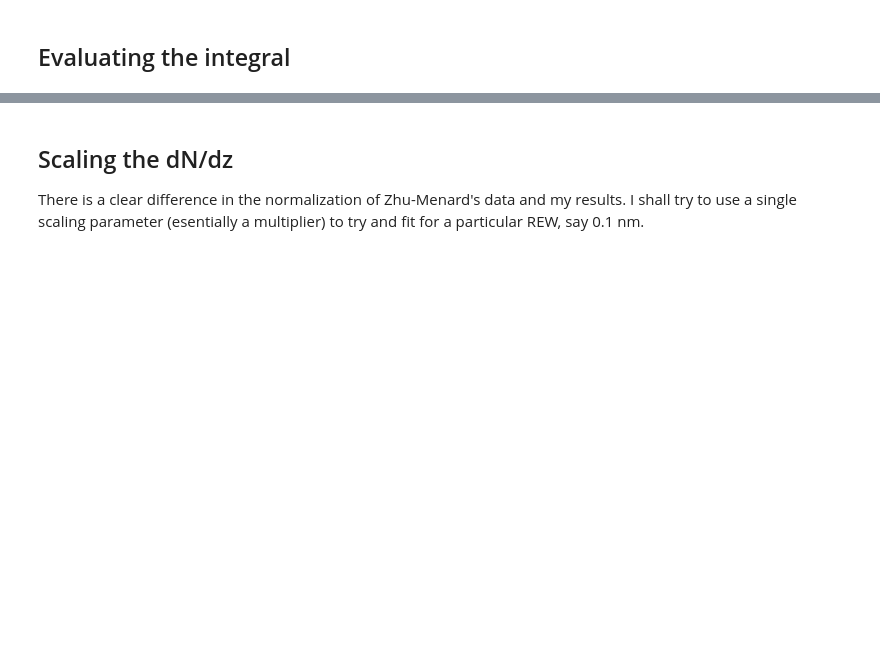
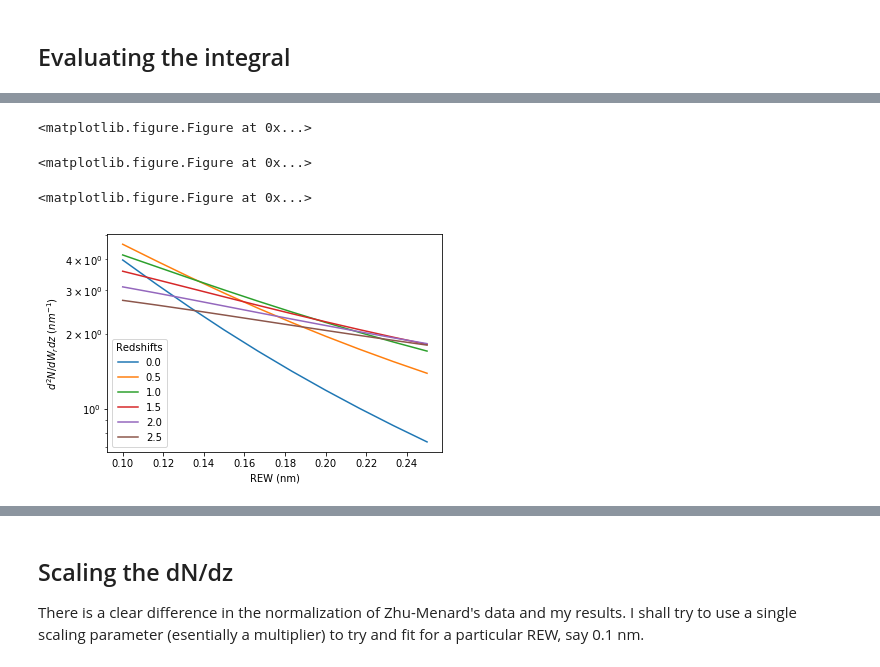
Before and after one commit to SunilSimha/MgIIabs, a Jupyter notebook: docs/Modelling the absorber distribution.ipynb, the cells around one changed output, grey strips where cells are left out. Drawn from its saved outputs; the diff is of its cells as text; code cells hidden in the pictures; blank space fills up the shorter version.

```diff
--- a/docs/Modelling the absorber distribution.ipynb
+++ b/docs/Modelling the absorber distribution.ipynb
@@ -269,0 +153,24 @@ This is in complete disagreement with the observations of Zhu-Menard (who propos
+# %%
+#of course, we can switch from comoving distance to redshift
+rewlist = np.linspace(0.1,0.25,10)*u.nm
+redshifts = np.linspace(0,2.5,6)
+plt.figure()
+all_integs = []
+for z in redshifts:
+    rho_m = rho_m0.to(M_sun/Mpc**3).value*(1+z)**3
+    growthf = gf.growfunc_z(z)
+    integlist = []
+    dldz = ad._dldz(z).value
+    for rew in rewlist:
+        integlist.append(np.log(10)*quad(integrand,-2,2,points=[-0.67,0.66])[0]*dldz)
+    all_integs.append(integlist)
+    plt.semilogy(rewlist,integlist,label="{:1.1f}".format(z))
+plt.legend(title="Redshifts")
+plt.xlabel("REW (nm)")
+plt.ylabel(r"$d^2N/dW_rdz$ ($nm^{-1}$)")
+plt.show()
+# %% [output]
+<matplotlib.figure.Figure at 0x...>
+<matplotlib.figure.Figure at 0x...>
+<matplotlib.figure.Figure at 0x...>
+[figure, added]
```
Also changed, not shown: parts of 33 cells of this notebook, 2 other files.
